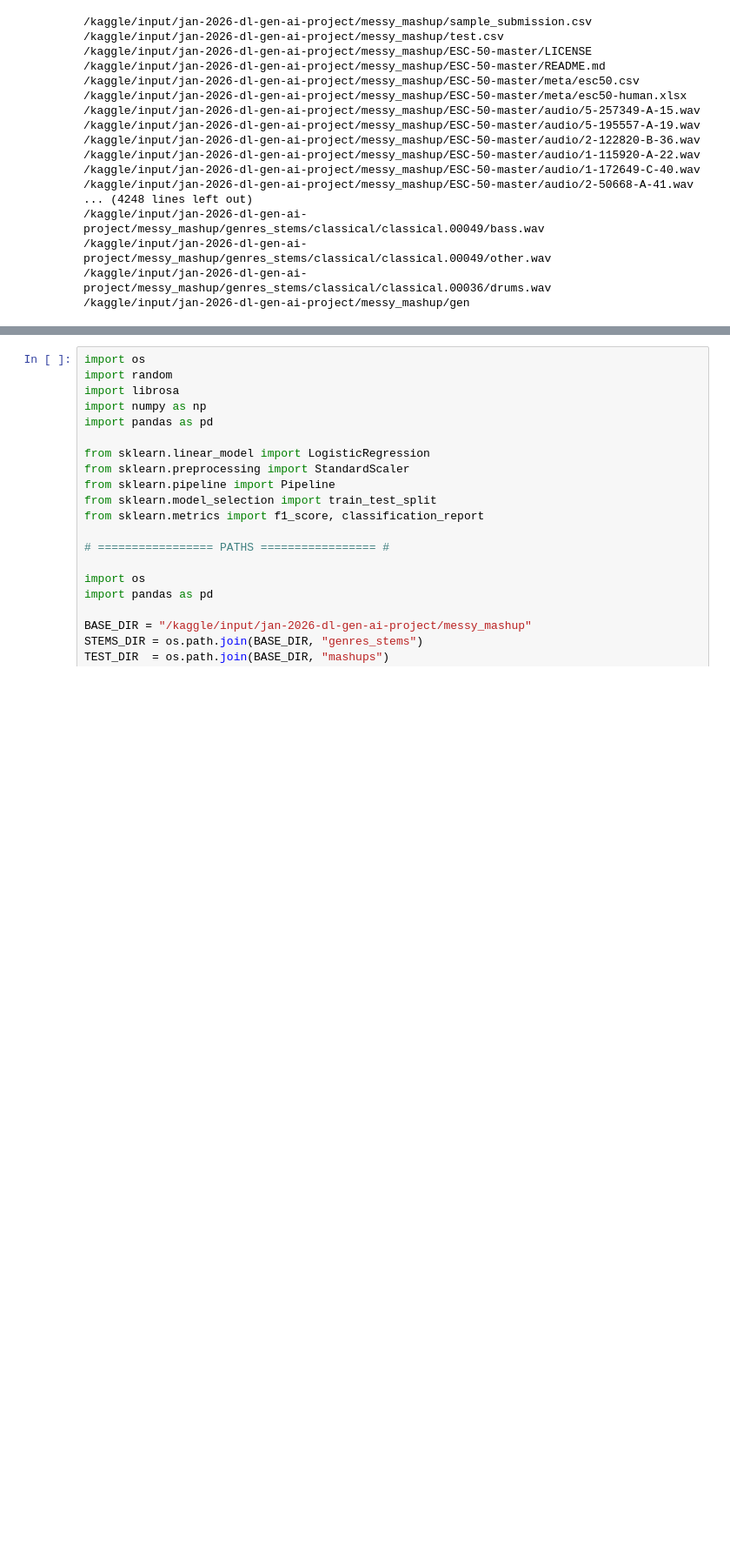
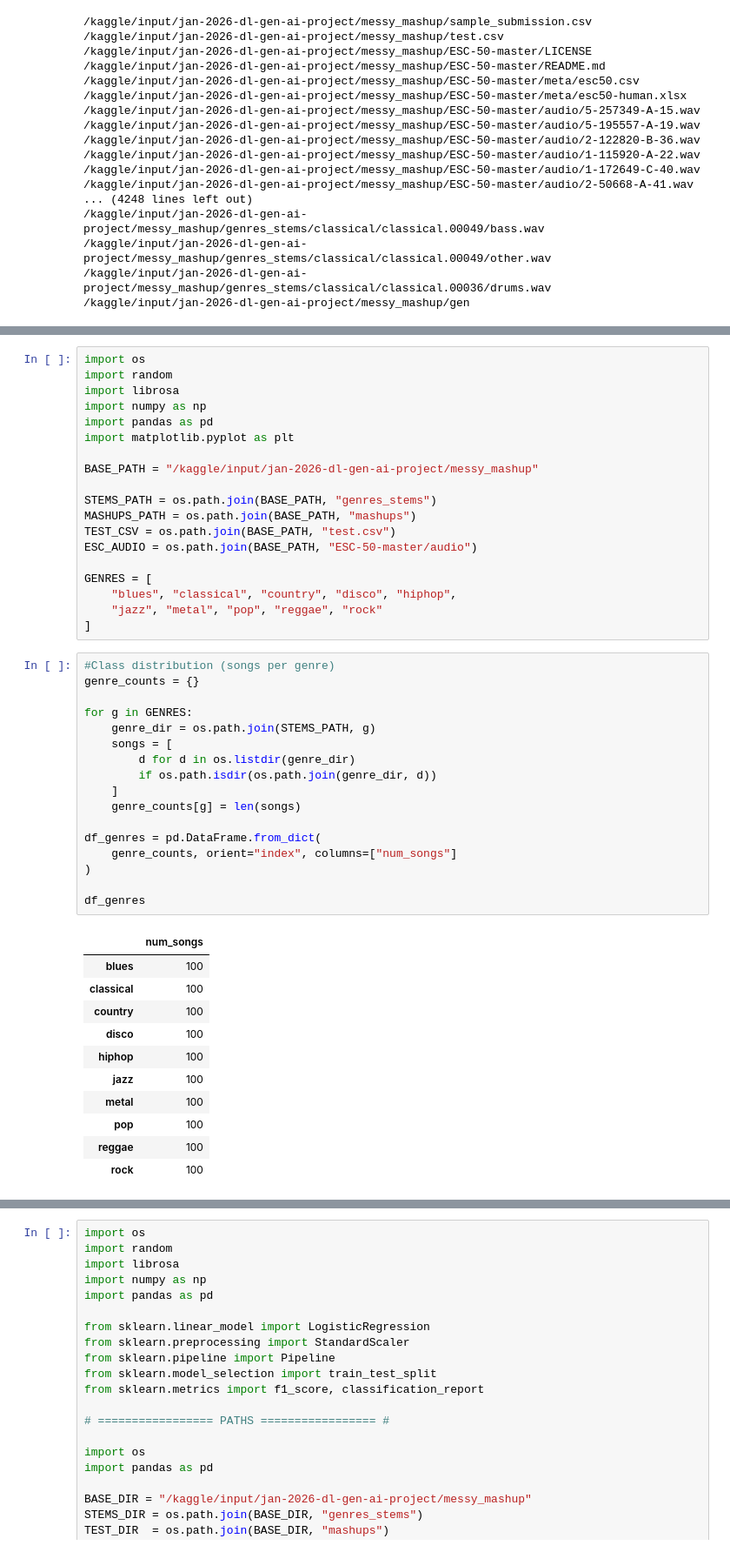
Before and after one commit to Ramakrishnaa-R/notebook26fffab64f, a Jupyter notebook: Kaggle.ipynb, the cells around one changed output, grey strips where cells are left out. Shown at 87% size. Drawn from its saved outputs; the diff is of its cells as text; blank space fills up the shorter version.

Commit message:
Kaggle Notebook | notebook26fffab64f | milestone 1

```diff
--- a/Kaggle.ipynb
+++ b/Kaggle.ipynb
@@ -41,0 +50,48 @@ test_df.head()
+# %%
+import os
+import random
+import librosa
+import numpy as np
+import pandas as pd
+import matplotlib.pyplot as plt
+
+BASE_PATH = "/kaggle/input/jan-2026-dl-gen-ai-project/messy_mashup"
+
+STEMS_PATH = os.path.join(BASE_PATH, "genres_stems")
+MASHUPS_PATH = os.path.join(BASE_PATH, "mashups")
+TEST_CSV = os.path.join(BASE_PATH, "test.csv")
+ESC_AUDIO = os.path.join(BASE_PATH, "ESC-50-master/audio")
+
+GENRES = [
+    "blues", "classical", "country", "disco", "hiphop",
+    "jazz", "metal", "pop", "reggae", "rock"
+]
+# %%
+#Class distribution (songs per genre)
+genre_counts = {}
+
+for g in GENRES:
+    genre_dir = os.path.join(STEMS_PATH, g)
+    songs = [
+        d for d in os.listdir(genre_dir)
+        if os.path.isdir(os.path.join(genre_dir, d))
+    ]
+    genre_counts[g] = len(songs)
+
+df_genres = pd.DataFrame.from_dict(
+    genre_counts, orient="index", columns=["num_songs"]
+)
+
+df_genres
+# %% [output]
+|  | num_songs |
+| blues | 100 |
+| classical | 100 |
+| country | 100 |
+| disco | 100 |
+| hiphop | 100 |
+| jazz | 100 |
+| metal | 100 |
+| pop | 100 |
+| reggae | 100 |
+| rock | 100 |
```
Also changed, not shown: parts of 16 cells of this notebook.
